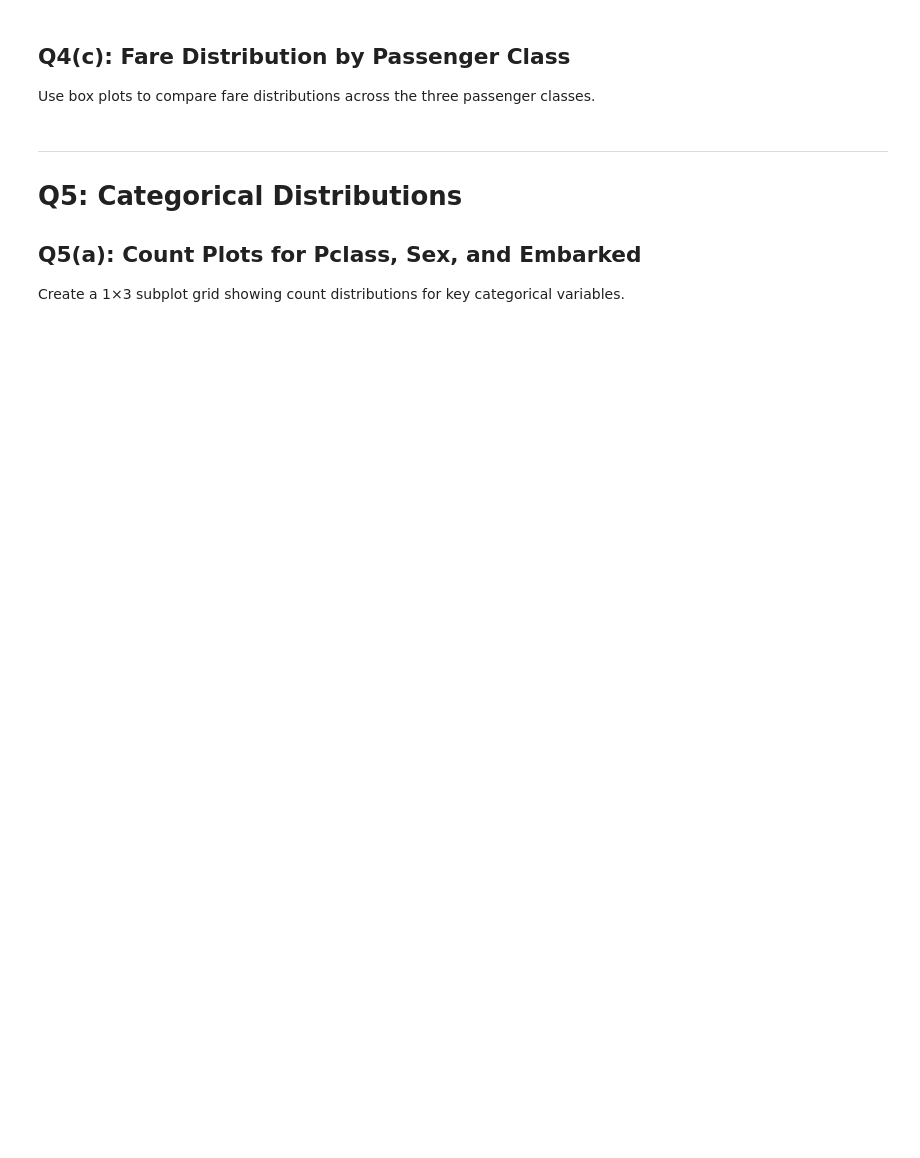
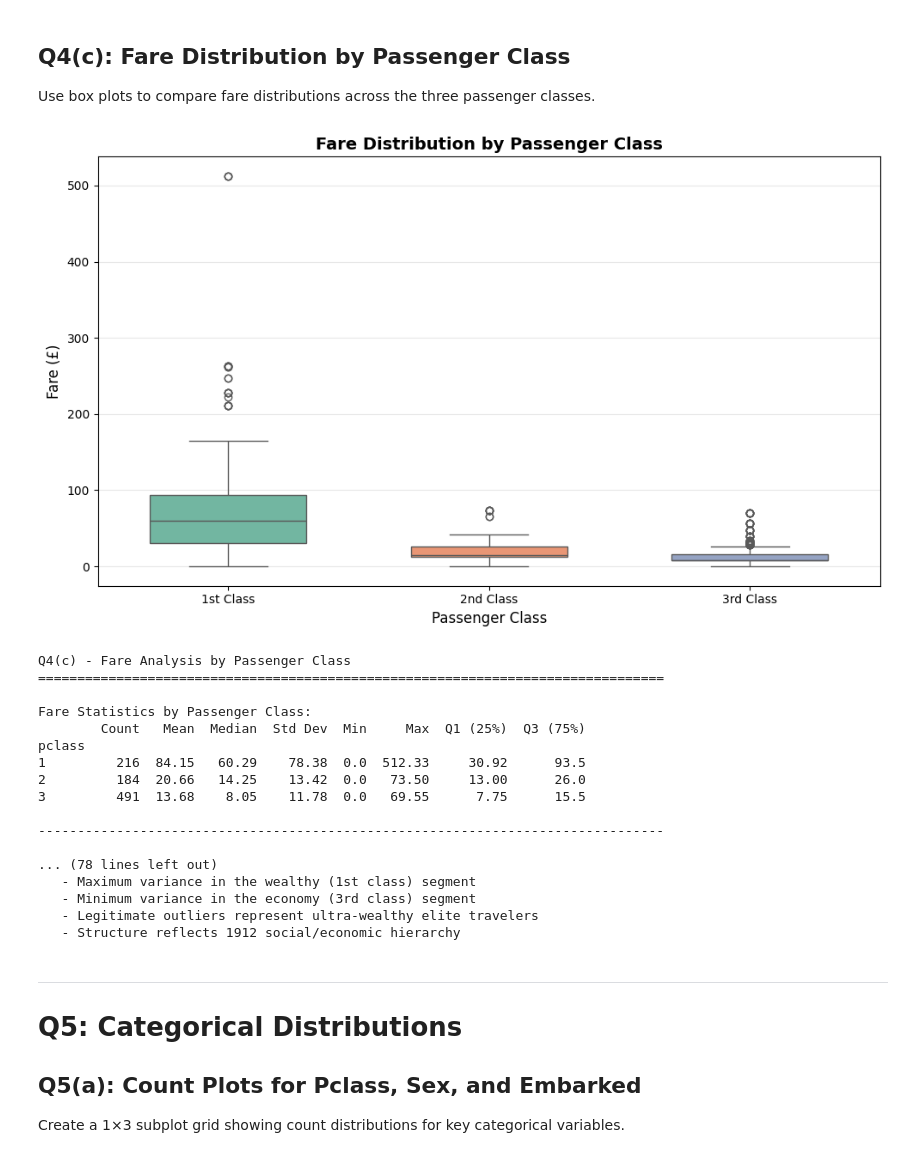
Before and after one commit to crew3302/titanic-survival-analysis, a Jupyter notebook: Part_2_Univariate_Analysis.ipynb, the cells around one changed output. Drawn from its saved outputs; the diff is of its cells as text; code cells hidden in the pictures; blank space fills up the shorter version.

```diff
--- a/Part_2_Univariate_Analysis.ipynb
+++ b/Part_2_Univariate_Analysis.ipynb
@@ -425,7 +523,7 @@ sns.boxplot(data=df, x='pclass', y='fare', palette='Set2', width=0.6)
 plt.title('Fare Distribution by Passenger Class', fontsize=14, fontweight='bold')
 plt.xlabel('Passenger Class', fontsize=12)
 plt.ylabel('Fare (£)', fontsize=12)
-plt.xticklabels(['1st Class', '2nd Class', '3rd Class'])
+plt.xticks([0, 1, 2], ['1st Class', '2nd Class', '3rd Class'])
 plt.grid(axis='y', alpha=0.3)
 plt.tight_layout()
 plt.savefig('q4c_fare_boxplot.png', dpi=100, bbox_inches='tight')
@@ -524,33 +622,52 @@ CONCLUSION:
    - Clear price separation between classes
    - Maximum variance in the wealthy (1st class) segment
    - Minimum variance in the economy (3rd class) segment
    - Legitimate outliers represent ultra-wealthy elite travelers
    - Structure reflects 1912 social/economic hierarchy
 """.format(
     df[df['pclass']==1]['fare'].quantile(0.25),
     df[df['pclass']==1]['fare'].quantile(0.75),
     df[df['pclass']==1]['fare'].quantile(0.75) - df[df['pclass']==1]['fare'].quantile(0.25),
     df[df['pclass']==1]['fare'].median(),
     df[df['pclass']==1]['fare'].min(),
     df[df['pclass']==1]['fare'].max(),
 
     df[df['pclass']==2]['fare'].quantile(0.25),
     df[df['pclass']==2]['fare'].quantile(0.75),
     df[df['pclass']==2]['fare'].quantile(0.75) - df[df['pclass']==2]['fare'].quantile(0.25),
     df[df['pclass']==2]['fare'].median(),
     df[df['pclass']==2]['fare'].min(),
     df[df['pclass']==2]['fare'].max(),
 
     df[df['pclass']==3]['fare'].quantile(0.25),
     df[df['pclass']==3]['fare'].quantile(0.75),
     df[df['pclass']==3]['fare'].quantile(0.75) - df[df['pclass']==3]['fare'].quantile(0.25),
     df[df['pclass']==3]['fare'].median(),
     df[df['pclass']==3]['fare'].min(),
     df[df['pclass']==3]['fare'].max(),
 
     df[df['pclass']==1]['fare'].median(),
     df[df['pclass']==2]['fare'].max()
 ))
+# %% [output]
+[figure, added]
+Q4(c) - Fare Analysis by Passenger Class
+================================================================================
+
+Fare Statistics by Passenger Class:
+        Count   Mean  Median  Std Dev  Min     Max  Q1 (25%)  Q3 (75%)
+pclass
+1         216  84.15   60.29    78.38  0.0  512.33     30.92      93.5
+2         184  20.66   14.25    13.42  0.0   73.50     13.00      26.0
+3         491  13.68    8.05    11.78  0.0   69.55      7.75      15.5
+
+--------------------------------------------------------------------------------
+
+... (78 lines left out)
+   - Maximum variance in the wealthy (1st class) segment
+   - Minimum variance in the economy (3rd class) segment
+   - Legitimate outliers represent ultra-wealthy elite travelers
+   - Structure reflects 1912 social/economic hierarchy
 # %% [markdown]
 ---
 
```
Also changed, not shown: parts of 10 cells of this notebook, 22 other files.
